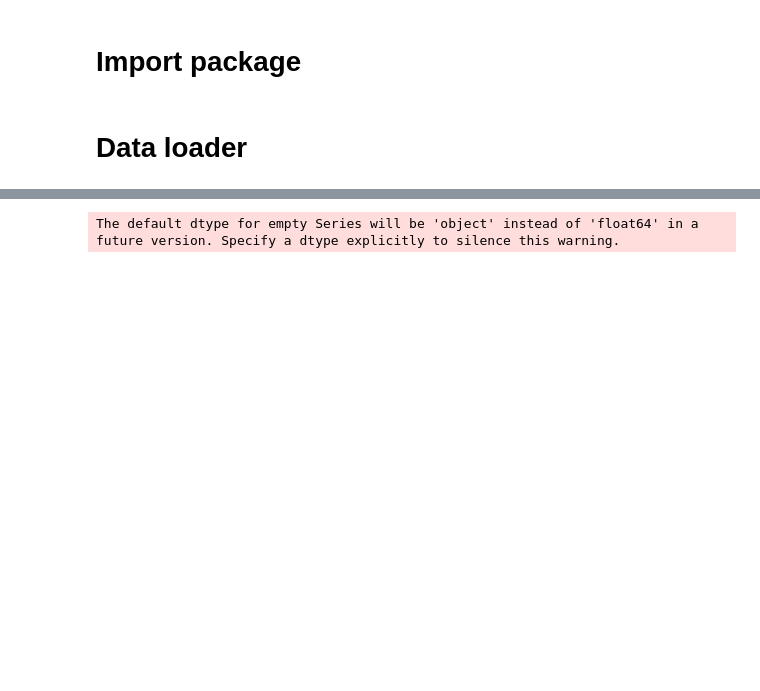
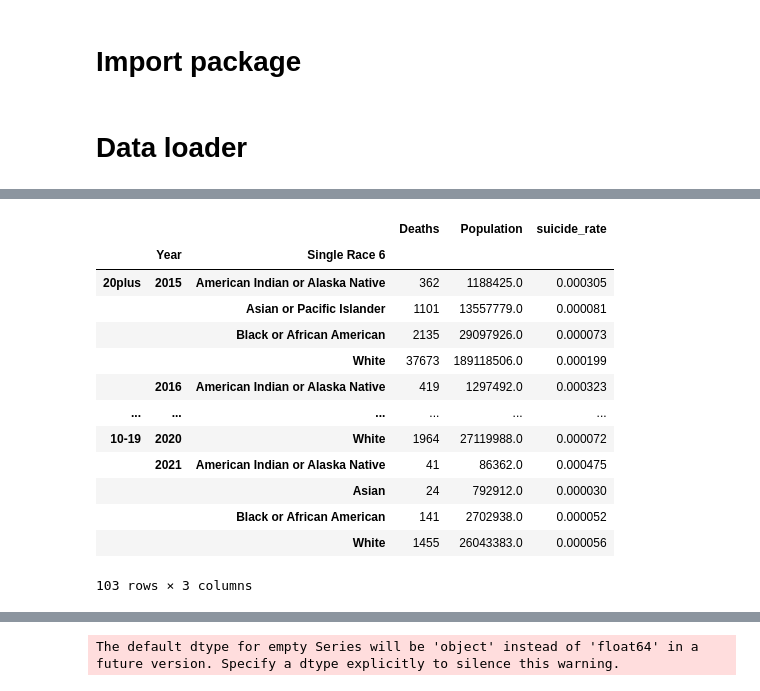
Before and after one commit to arnaud39/us_suicide_study, a Jupyter notebook: Suicide Project.ipynb, the cells around one changed output, grey strips where cells are left out. Cells and saved outputs as stored; diff of their text form; code cells hidden in the pictures; blank space fills up the shorter version.

```diff
--- a/Suicide Project.ipynb
+++ b/Suicide Project.ipynb
@@ -301,0 +477,25 @@ sd.plot_by_race(variable="suicide_rate")
+# %%
+pd.concat(
+    {
+        key: df.set_index(["Year", "Single Race 6"])[["Deaths", "Population"]]
+        .groupby(level=[0, 1])
+        .sum()
+        .assign(suicide_rate=lambda x: x.Deaths / x.Population)
+        for key, df in sd.data.items()
+    }
+)
+# %% [output]
+|  |  |  | Deaths | Population | suicide_rate |
+|  | Year | Single Race 6 |  |  |  |
+| 20plus | 2015 | American Indian or Alaska Native | 362 | 1188425.0 | 0.000305 |
+|  |  | Asian or Pacific Islander | 1101 | 13557779.0 | 0.000081 |
+|  |  | Black or African American | 2135 | 29097926.0 | 0.000073 |
+|  |  | White | 37673 | 189118506.0 | 0.000199 |
+|  | 2016 | American Indian or Alaska Native | 419 | 1297492.0 | 0.000323 |
+| ... | ... | ... | ... | ... | ... |
+| 10-19 | 2020 | White | 1964 | 27119988.0 | 0.000072 |
+|  | 2021 | American Indian or Alaska Native | 41 | 86362.0 | 0.000475 |
+|  |  | Asian | 24 | 792912.0 | 0.000030 |
+|  |  | Black or African American | 141 | 2702938.0 | 0.000052 |
+|  |  | White | 1455 | 26043383.0 | 0.000056 |
+103 rows × 3 columns
```
Also changed, not shown: parts of 9 cells of this notebook, 1 other file.
